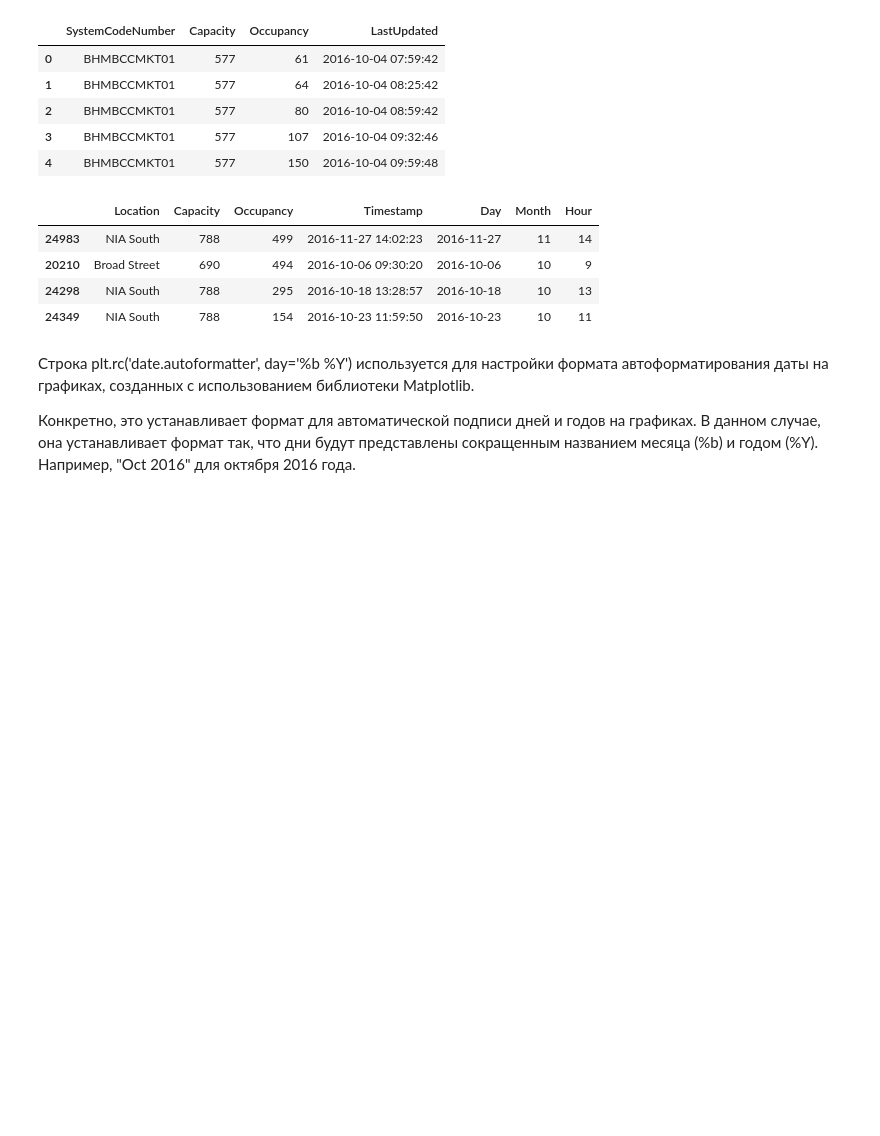
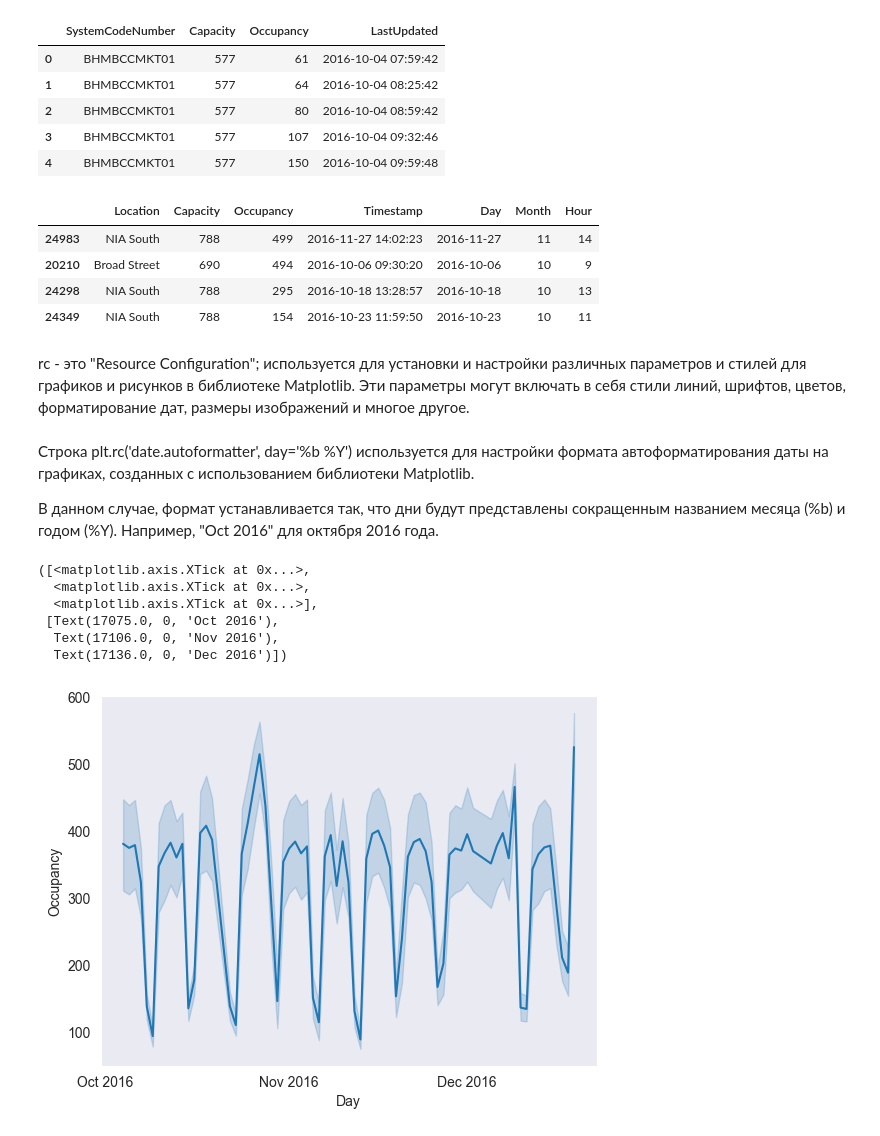
Before and after one commit to MaryKavalion/Data_Processing-Mary-Kavalionak, a Jupyter notebook: Code-Alongs/Seaborn_lineplot_rus_notes.ipynb, the cells around one changed output. Cells and saved outputs as stored; diff of their text form; code cells hidden in the pictures; blank space fills up the shorter version.

```diff
--- a/Code-Alongs/Seaborn_lineplot_rus_notes.ipynb
+++ b/Code-Alongs/Seaborn_lineplot_rus_notes.ipynb
@@ -36,11 +36,24 @@ park.sample(4)
 # %%
 sns.set_style('dark')
 # %%
-months = [pd.to_datetime(2016-10-1),
-          pd.to_datetime(2016-11-1),
-          pd.to_datetime(2016-12-1)]
+months = [pd.to_datetime('2016-10-1'),
+          pd.to_datetime('2016-11-1'),
+          pd.to_datetime('2016-12-1')]
 plt.rc('date.autoformatter', day='%b %Y')
+# %% [markdown]
+rc - это "Resource Configuration"; используется для установки и настройки различных параметров и стилей для графиков и рисунков в библиотеке Matplotlib. Эти параметры могут включать в себя стили линий, шрифтов, цветов, форматирование дат, размеры изображений и многое другое.
 # %% [markdown]
 Строка plt.rc('date.autoformatter', day='%b %Y') используется для настройки формата автоформатирования даты на графиках, созданных с использованием библиотеки Matplotlib.
 
-Конкретно, это устанавливает формат для автоматической подписи дней и годов на графиках. В данном случае, она устанавливает формат так, что дни будут представлены сокращенным названием месяца (%b) и годом (%Y). Например, "Oct 2016" для октября 2016 года.
+В данном случае, формат устанавливается так, что дни будут представлены сокращенным названием месяца (%b) и годом (%Y). Например, "Oct 2016" для октября 2016 года.
+# %%
+sns.lineplot(x = park.Day, y = park.Occupancy) # will show the mean value for each day
+plt.xticks(months) #just the beginning of the month as x-ticks
+# %% [output]
+([<matplotlib.axis.XTick at 0x...>,
+  <matplotlib.axis.XTick at 0x...>,
+  <matplotlib.axis.XTick at 0x...>],
+ [Text(17075.0, 0, 'Oct 2016'),
+  Text(17106.0, 0, 'Nov 2016'),
+  Text(17136.0, 0, 'Dec 2016')])
+[figure, added]
```
Also changed, not shown: parts of 24 cells of this notebook.
